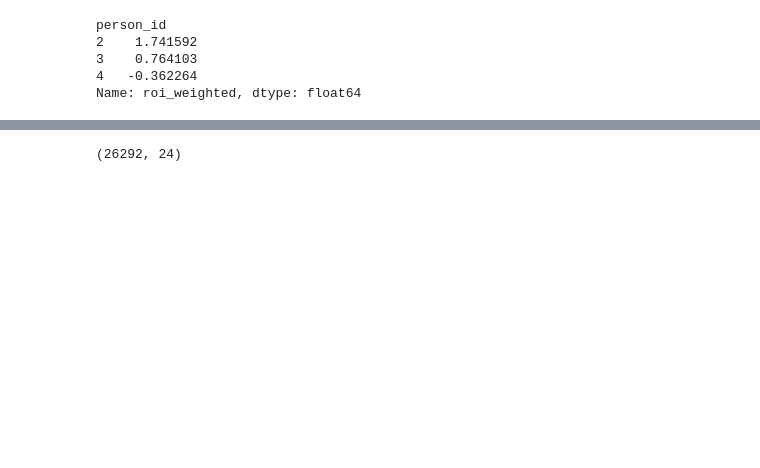
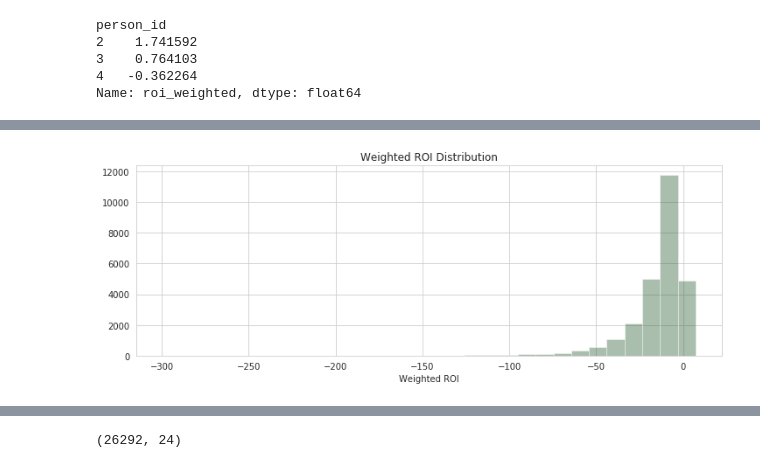
Before and after one commit to christianspybrook/springboard, a Jupyter notebook: capstones/capstone1/capstone1_wrangler.ipynb, the cells around one changed output, grey strips where cells are left out. Cells and saved outputs as stored; diff of their text form; code cells hidden in the pictures; blank space fills up the shorter version.

```diff
--- a/capstones/capstone1/capstone1_wrangler.ipynb
+++ b/capstones/capstone1/capstone1_wrangler.ipynb
@@ -1617,0 +1644,9 @@ Name: roi_weighted, dtype: float64
+# %%
+# plot weighted ROI distribution
+
+sns.distplot(df['roi_weighted'], bins=30, color=mp.colors(4),
+             axlabel='Weighted ROI', kde=False)
+
+plt.title('Weighted ROI Distribution');
+# %% [output]
+[figure, added]
```
Also changed, not shown: parts of 18 cells of this notebook.
